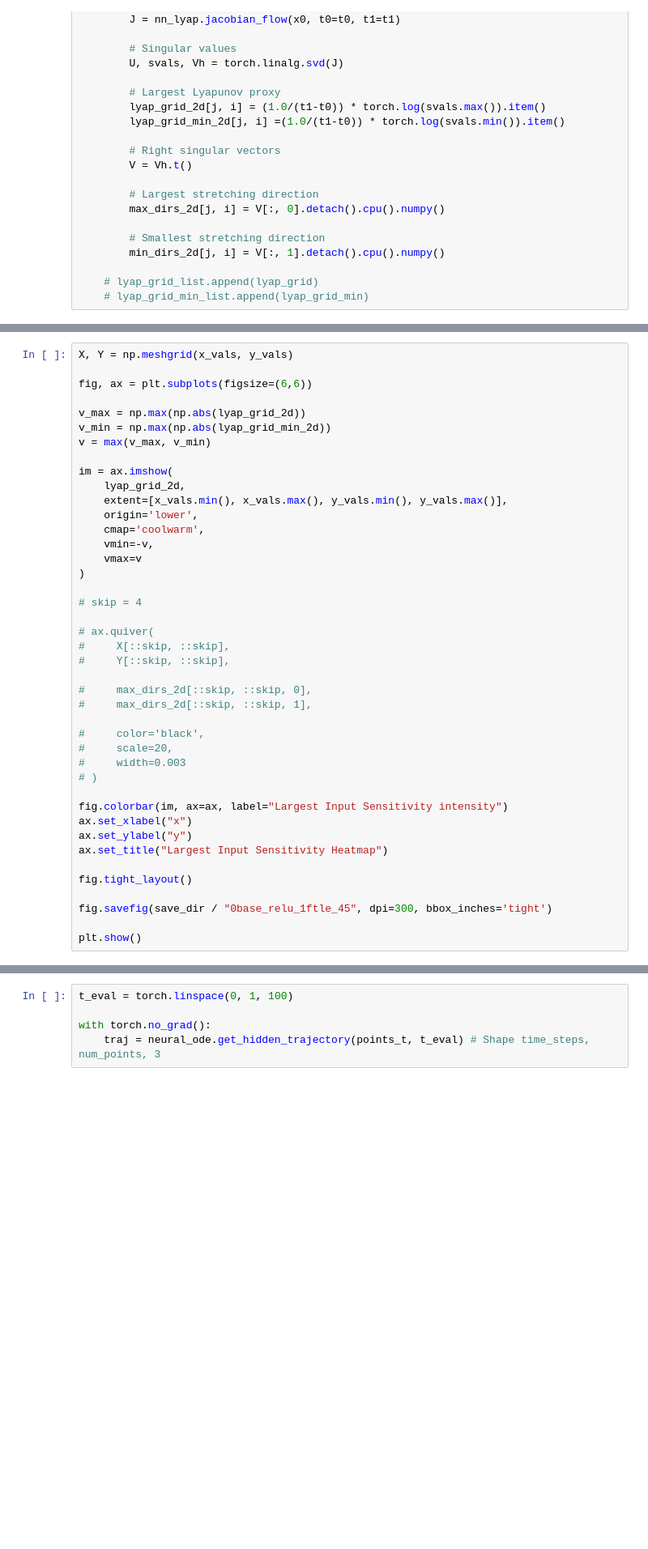
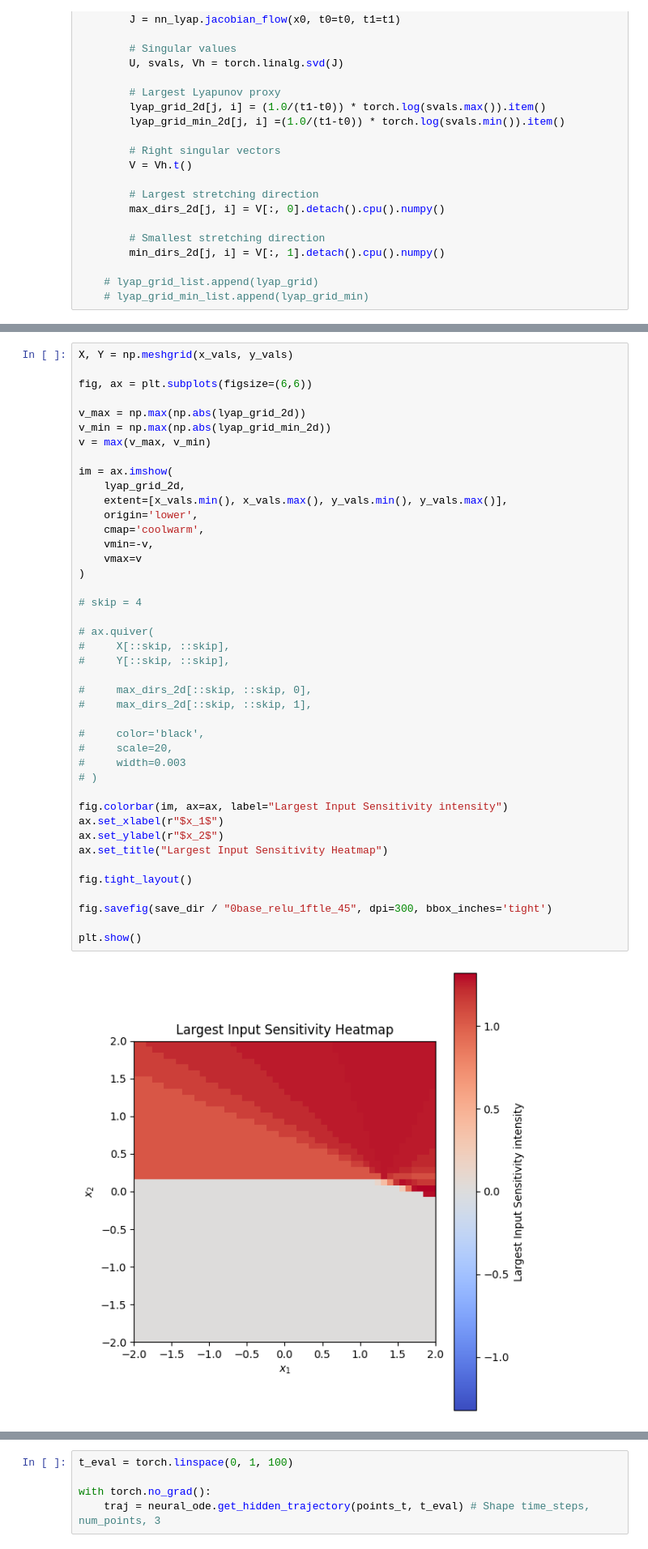
Before and after one commit to TontiMatteo/lyap_exp_node, a Jupyter notebook: notebooks/circle_node copy.ipynb, the cells around one changed output, grey strips where cells are left out. Shown at 81% size. Saved outputs shown, nothing was run; the diff lists cells and outputs as text; blank space fills up the shorter version.

```diff
--- a/notebooks/circle_node copy.ipynb
+++ b/notebooks/circle_node copy.ipynb
@@ -899,35 +209,37 @@ im = ax.imshow(
     lyap_grid_2d,
     extent=[x_vals.min(), x_vals.max(), y_vals.min(), y_vals.max()],
     origin='lower',
     cmap='coolwarm',
     vmin=-v,
     vmax=v
 )
 
 # skip = 4
 
 # ax.quiver(
 #     X[::skip, ::skip],
 #     Y[::skip, ::skip],
 
 #     max_dirs_2d[::skip, ::skip, 0],
 #     max_dirs_2d[::skip, ::skip, 1],
 
 #     color='black',
 #     scale=20,
 #     width=0.003
 # )
 
 fig.colorbar(im, ax=ax, label="Largest Input Sensitivity intensity")
-ax.set_xlabel("x")
-ax.set_ylabel("y")
+ax.set_xlabel(r"$x_1$")
+ax.set_ylabel(r"$x_2$")
 ax.set_title("Largest Input Sensitivity Heatmap")
 
 fig.tight_layout()
 
 fig.savefig(save_dir / "0base_relu_1ftle_45", dpi=300, bbox_inches='tight')
 
 plt.show()
+# %% [output]
+[figure, added]
 # %%
 fig, ax = plt.subplots(figsize=(6,6))
 
```
Also changed, not shown: parts of 28 cells of this notebook, 34 other files.
